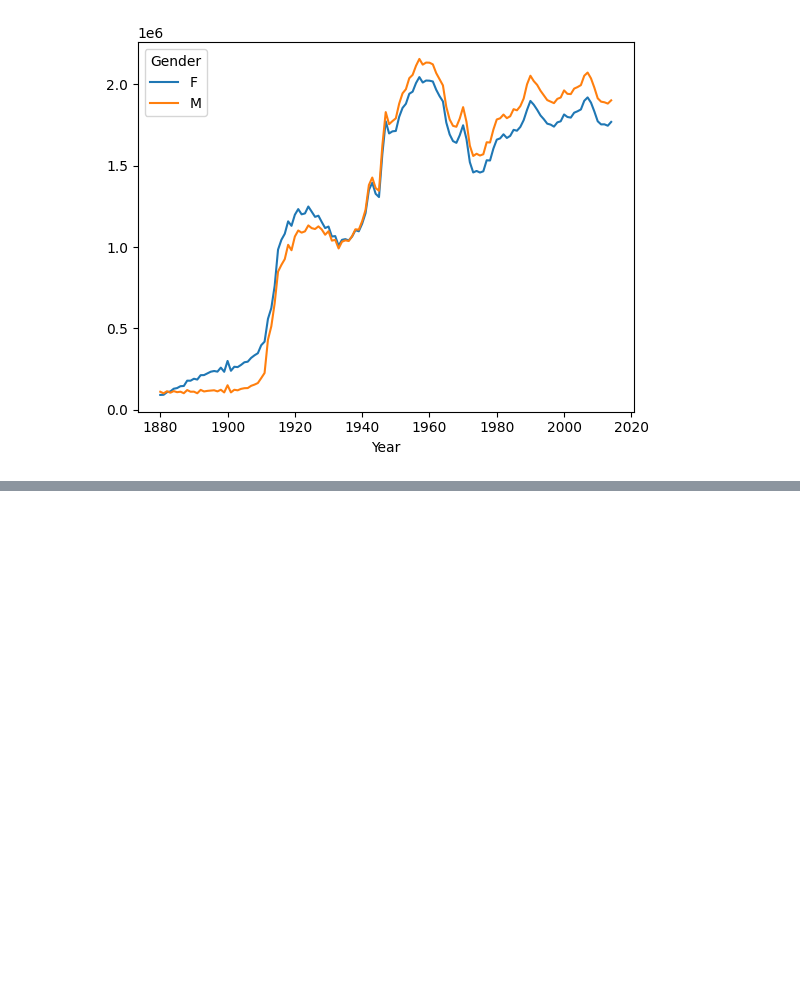
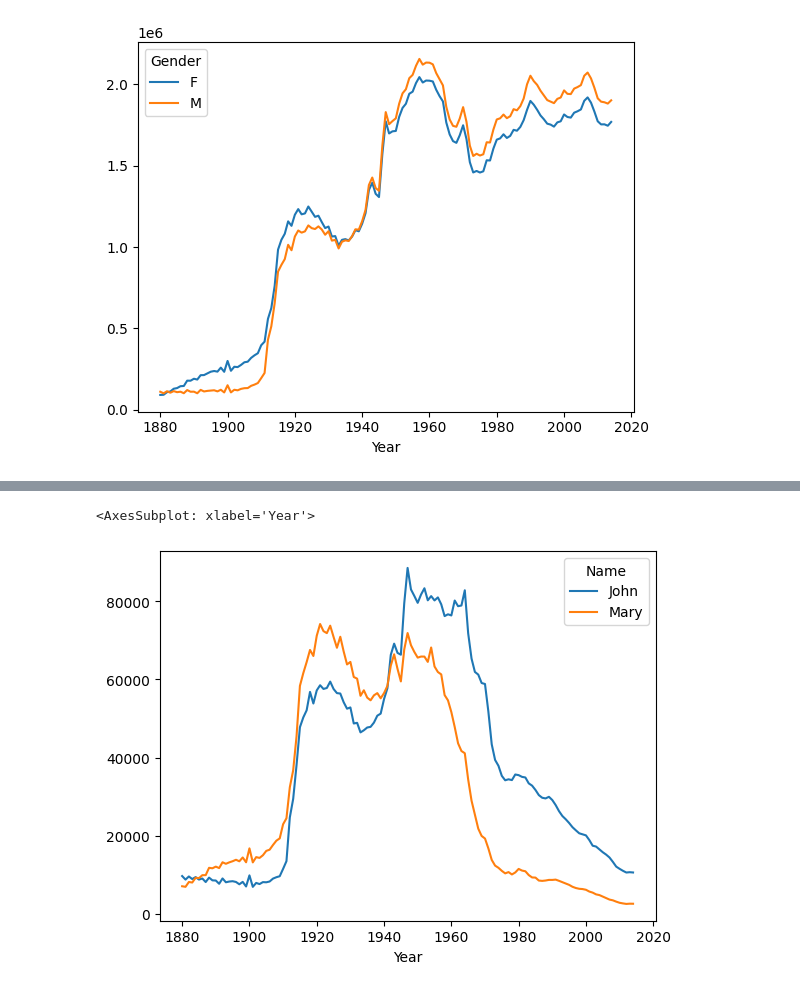
Before and after one commit to ram333n/models-of-intelligent-systems, a Jupyter notebook: Lab_3/lab_3.ipynb, the cells around one changed output, grey strips where cells are left out. Saved outputs shown, nothing was run; the diff lists cells and outputs as text; code cells hidden in the pictures; blank space fills up the shorter version.

```diff
--- a/Lab_3/lab_3.ipynb
+++ b/Lab_3/lab_3.ipynb
@@ -147,0 +195,5 @@ birth_by_year.plot()
+# %%
+df[df['Name'].isin(['John', 'Mary'])].groupby(['Year', 'Name'])['Count'].sum().unstack().plot()
+# %% [output]
+<AxesSubplot: xlabel='Year'>
+[figure, added]
```
Also changed, not shown: parts of 9 cells of this notebook.
